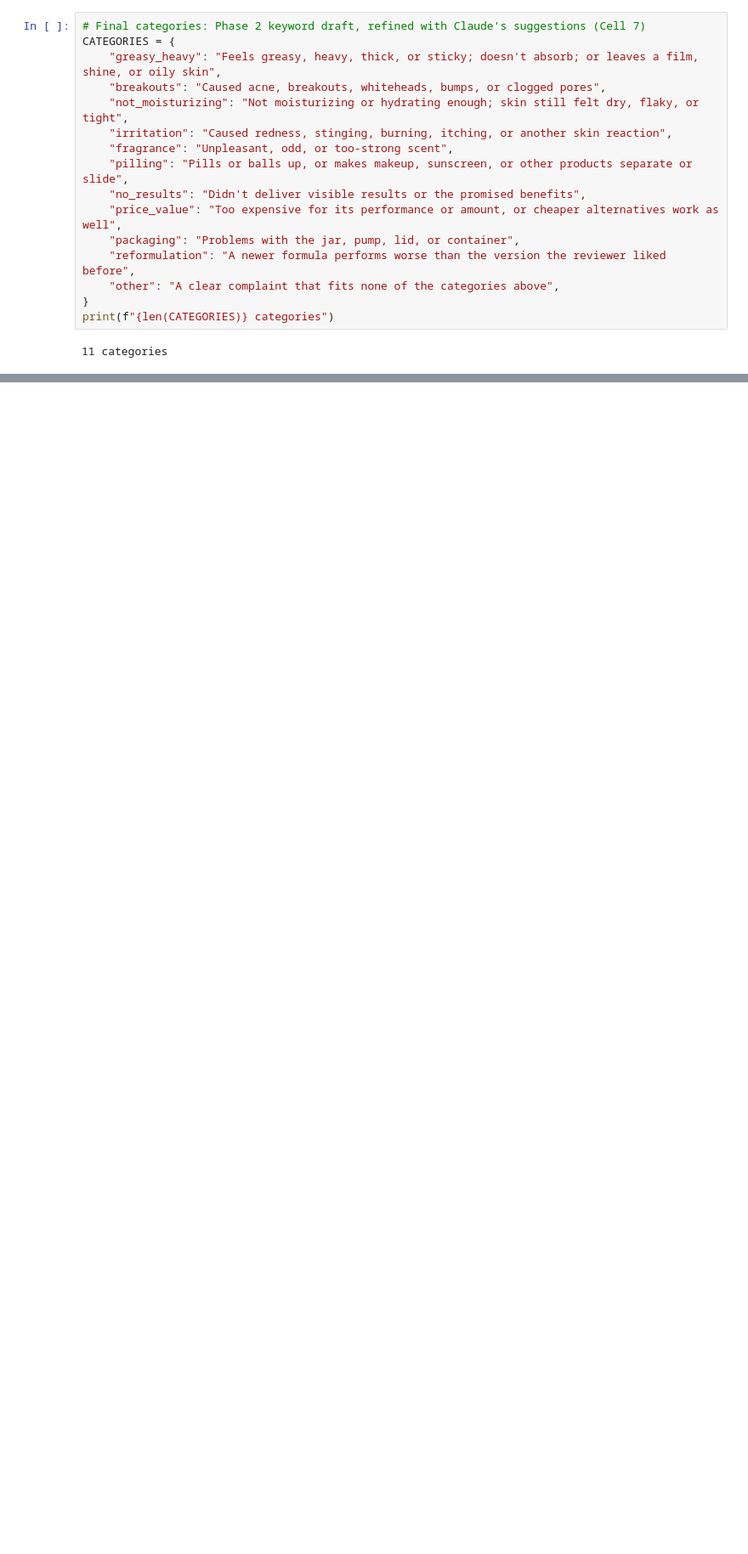
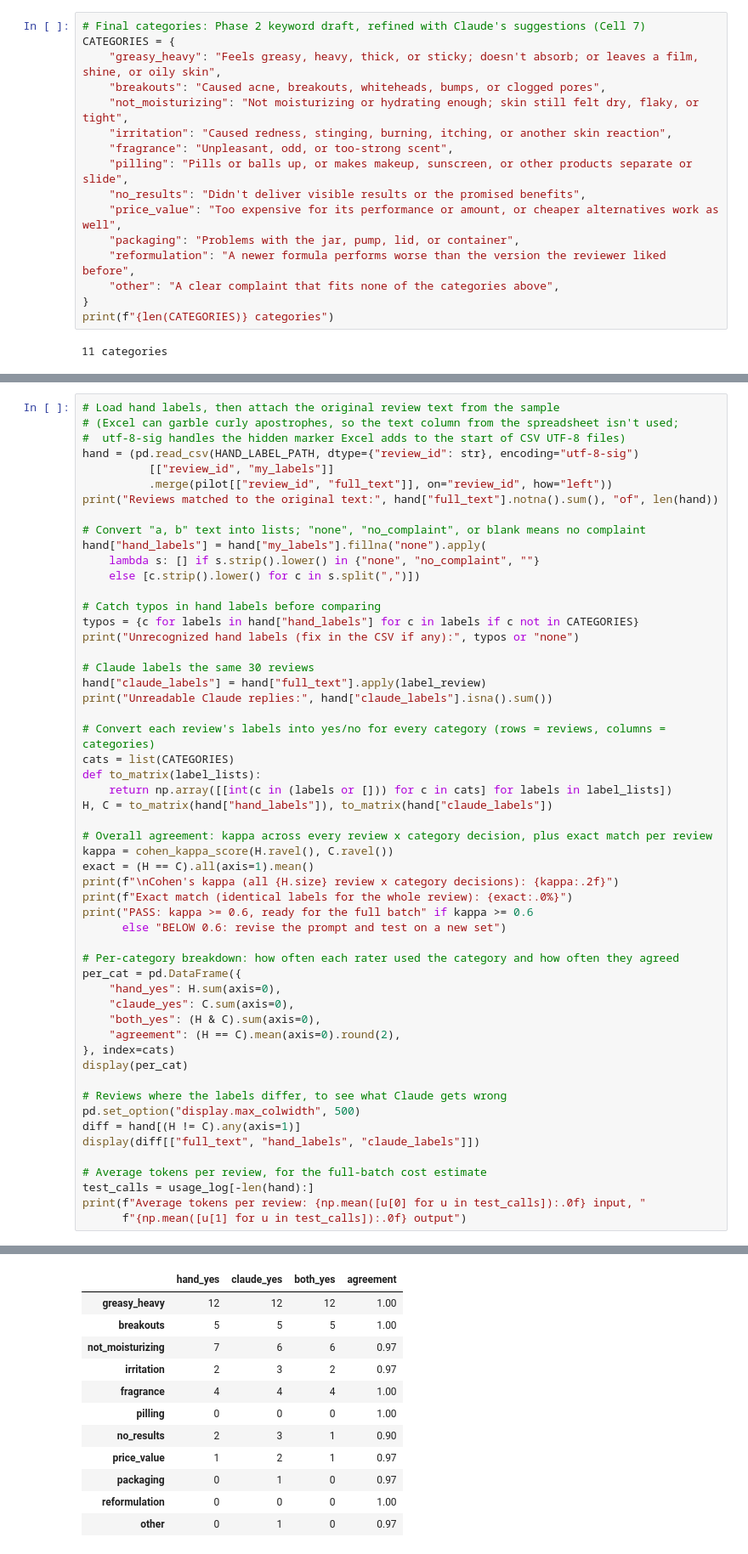
Before and after one commit to Neha-Ko/CDA-Course-Project, a Jupyter notebook: Notebooks/4_Claude_Labeling.ipynb, the cells around one changed output, grey strips where cells are left out. Shown at 85% size. Saved outputs shown, nothing was run; the diff lists cells and outputs as text; blank space fills up the shorter version.

```diff
--- a/Notebooks/4_Claude_Labeling.ipynb
+++ b/Notebooks/4_Claude_Labeling.ipynb
@@ -188,0 +304,55 @@ print(f"{len(CATEGORIES)} categories")
+# %%
+# Load hand labels, then attach the original review text from the sample
+# (Excel can garble curly apostrophes, so the text column from the spreadsheet isn't used;
+#  utf-8-sig handles the hidden marker Excel adds to the start of CSV UTF-8 files)
+hand = (pd.read_csv(HAND_LABEL_PATH, dtype={"review_id": str}, encoding="utf-8-sig")
+          [["review_id", "my_labels"]]
+          .merge(pilot[["review_id", "full_text"]], on="review_id", how="left"))
+print("Reviews matched to the original text:", hand["full_text"].notna().sum(), "of", len(hand))
+
+# Convert "a, b" text into lists; "none", "no_complaint", or blank means no complaint
+hand["hand_labels"] = hand["my_labels"].fillna("none").apply(
+    lambda s: [] if s.strip().lower() in {"none", "no_complaint", ""}
+    else [c.strip().lower() for c in s.split(",")])
+
+# Catch typos in hand labels before comparing
+typos = {c for labels in hand["hand_labels"] for c in labels if c not in CATEGORIES}
+print("Unrecognized hand labels (fix in the CSV if any):", typos or "none")
+
+# Claude labels the same 30 reviews
+hand["claude_labels"] = hand["full_text"].apply(label_review)
+print("Unreadable Claude replies:", hand["claude_labels"].isna().sum())
+
+# Convert each review's labels into yes/no for every category (rows = reviews, columns = categories)
+cats = list(CATEGORIES)
+def to_matrix(label_lists):
+    return np.array([[int(c in (labels or [])) for c in cats] for labels in label_lists])
+H, C = to_matrix(hand["hand_labels"]), to_matrix(hand["claude_labels"])
+
+# Overall agreement: kappa across every review x category decision, plus exact match per review
+kappa = cohen_kappa_score(H.ravel(), C.ravel())
+exact = (H == C).all(axis=1).mean()
+print(f"\nCohen's kappa (all {H.size} review x category decisions): {kappa:.2f}")
+print(f"Exact match (identical labels for the whole review): {exact:.0%}")
+print("PASS: kappa >= 0.6, ready for the full batch" if kappa >= 0.6
+      else "BELOW 0.6: revise the prompt and test on a new set")
+
+# Per-category breakdown: how often each rater used the category and how often they agreed
+per_cat = pd.DataFrame({
+    "hand_yes": H.sum(axis=0),
+    "claude_yes": C.sum(axis=0),
+    "both_yes": (H & C).sum(axis=0),
+    "agreement": (H == C).mean(axis=0).round(2),
+}, index=cats)
+display(per_cat)
+
+# Reviews where the labels differ, to see what Claude gets wrong
+pd.set_option("display.max_colwidth", 500)
+diff = hand[(H != C).any(axis=1)]
+display(diff[["full_text", "hand_labels", "claude_labels"]])
+
+# Average tokens per review, for the full-batch cost estimate
+test_calls = usage_log[-len(hand):]
+print(f"Average tokens per review: {np.mean([u[0] for u in test_calls]):.0f} input, "
+      f"{np.mean([u[1] for u in test_calls]):.0f} output")
+# %% [output]
@@ -188,0 +366,12 @@ print(f"{len(CATEGORIES)} categories")
+|  | hand_yes | claude_yes | both_yes | agreement |
+| greasy_heavy | 12 | 12 | 12 | 1.00 |
+| breakouts | 5 | 5 | 5 | 1.00 |
+| not_moisturizing | 7 | 6 | 6 | 0.97 |
+| irritation | 2 | 3 | 2 | 0.97 |
+| fragrance | 4 | 4 | 4 | 1.00 |
+| pilling | 0 | 0 | 0 | 1.00 |
+| no_results | 2 | 3 | 1 | 0.90 |
+| price_value | 1 | 2 | 1 | 0.97 |
+| packaging | 0 | 1 | 0 | 0.97 |
+| reformulation | 0 | 0 | 0 | 1.00 |
+| other | 0 | 1 | 0 | 0.97 |
```
Also changed, not shown: parts of 8 cells of this notebook.
